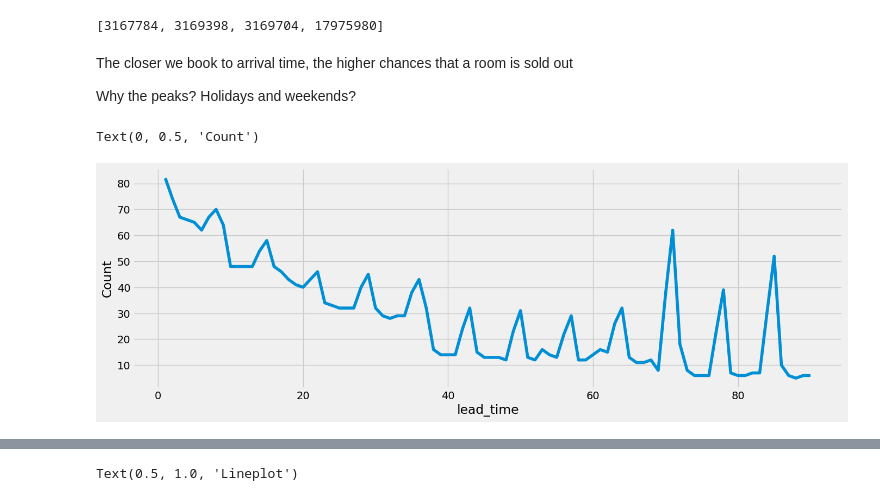
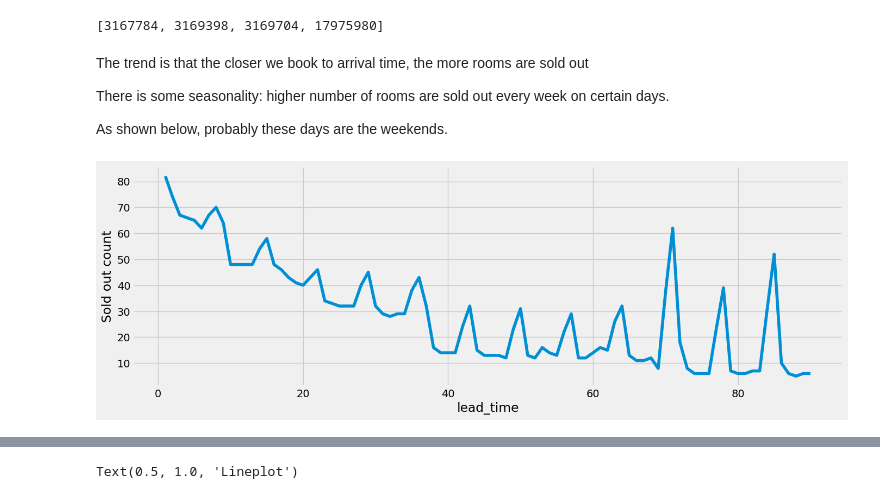
Before and after one commit to TaccheLegend/lighthouse_takehome, a Jupyter notebook: lighthouse_test.ipynb, the cells around one changed output, grey strips where cells are left out. Cells and saved outputs as stored; diff of their text form; code cells hidden in the pictures.

```diff
--- a/lighthouse_test.ipynb
+++ b/lighthouse_test.ipynb
@@ -308,13 +276,14 @@ sold_out_per_id = sold_out_data.groupby('our_hotel_id')['is_sold_out'].count().r
 sold_out_per_id['our_hotel_id'][sold_out_per_id['is_sold_out'] == 90].to_list()
 # %% [output]
 [3167784, 3169398, 3169704, 17975980]
-# %% [markdown]
-The closer we book to arrival time, the higher chances that a room is sold out
-
-Why the peaks? Holidays and weekends?
+# %% [markdown]
+The trend is that the closer we book to arrival time, the more rooms are sold out
+
+There is some seasonality: higher number of rooms are sold out every week on certain days.
+
+As shown below, probably these days are the weekends.
 # %%
 plt.figure(figsize=(15,5))
-sns.lineplot(x=sold_out_data['lead_time'].value_counts().index, y = sold_out_data['lead_time'].value_counts().values).set_ylabel('Count')
+ax = sns.lineplot(x=sold_out_data['lead_time'].value_counts().index, y = sold_out_data['lead_time'].value_counts().values).set_ylabel('Sold out count')
 # %% [output]
-Text(0, 0.5, 'Count')
-[figure, old version]
+[figure, new version]
```
Also changed, not shown: parts of 29 cells of this notebook.
